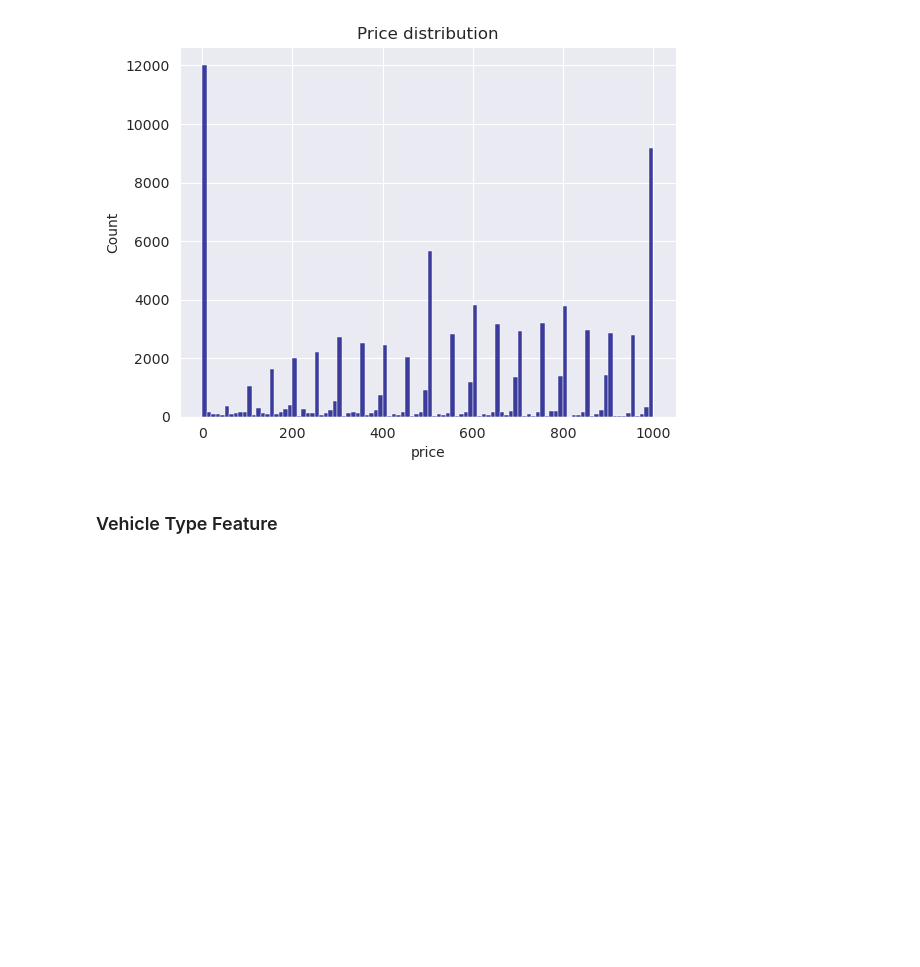
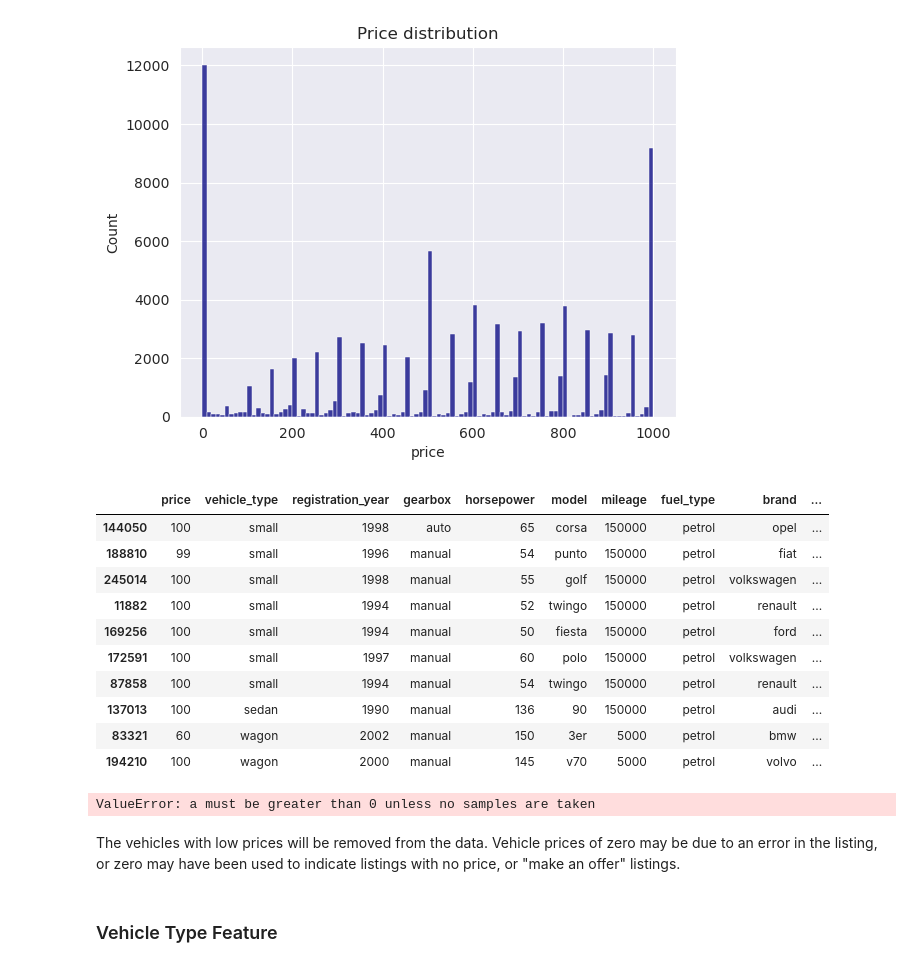
Before and after one commit to Jonathan-Smith-99/car_price_prediction, a Jupyter notebook: sprint_11_car_price_prediction.ipynb, the cells around one changed output. Cells and saved outputs as stored; diff of their text form; code cells hidden in the pictures; blank space fills up the shorter version.

```diff
--- a/sprint_11_car_price_prediction.ipynb
+++ b/sprint_11_car_price_prediction.ipynb
@@ -175,3 +179,18 @@ sns.histplot(df[df['price'] <= 1000], x='price', bins=100, color='navy').set_tit
 # %% [output]
 Text(0.5, 1.0, 'Price distribution')
 [figure]
+# %%
+# sample the vehicles with price less than 100
+df[df['price'] <= 100].sample(10)
+# %% [output]
+|  | price | vehicle_type | registration_year | gearbox | horsepower | model | mileage | fuel_type | brand | ... |
+| 144050 | 100 | small | 1998 | auto | 65 | corsa | 150000 | petrol | opel | ... |
+| 188810 | 99 | small | 1996 | manual | 54 | punto | 150000 | petrol | fiat | ... |
+| 245014 | 100 | small | 1998 | manual | 55 | golf | 150000 | petrol | volkswagen | ... |
+| 11882 | 100 | small | 1994 | manual | 52 | twingo | 150000 | petrol | renault | ... |
+| 169256 | 100 | small | 1994 | manual | 50 | fiesta | 150000 | petrol | ford | ... |
+| 172591 | 100 | small | 1997 | manual | 60 | polo | 150000 | petrol | volkswagen | ... |
+| 87858 | 100 | small | 1994 | manual | 54 | twingo | 150000 | petrol | renault | ... |
+| 137013 | 100 | sedan | 1990 | manual | 136 | 90 | 150000 | petrol | audi | ... |
+| 83321 | 60 | wagon | 2002 | manual | 150 | 3er | 5000 | petrol | bmw | ... |
+| 194210 | 100 | wagon | 2000 | manual | 145 | v70 | 5000 | petrol | volvo | ... |
@@ -178,3 +200,10 @@ Text(0.5, 1.0, 'Price distribution')
+# %%
+# sample the vehicles with price of 0
+df[df['price'] < 1].sample(10)
+# %% [output]
+ValueError: a must be greater than 0 unless no samples are taken
+# %% [markdown]
+The vehicles with low prices will be removed from the data. Vehicle prices of zero may be due to an error in the listing, or zero may have been used to indicate listings with no price, or "make an offer" listings.
 # %%
 # drop rows with price <= 50
 df = df[df['price'] > 50]
```
Also changed, not shown: parts of 22 cells of this notebook, 1 other file.
